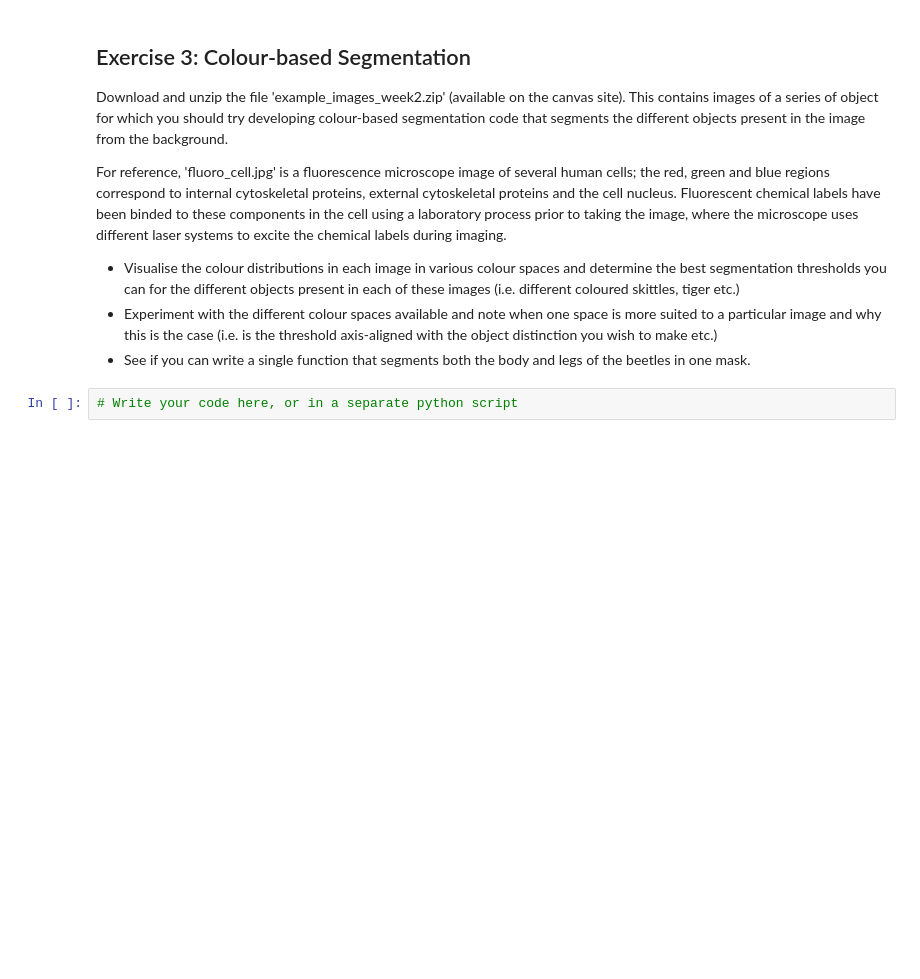
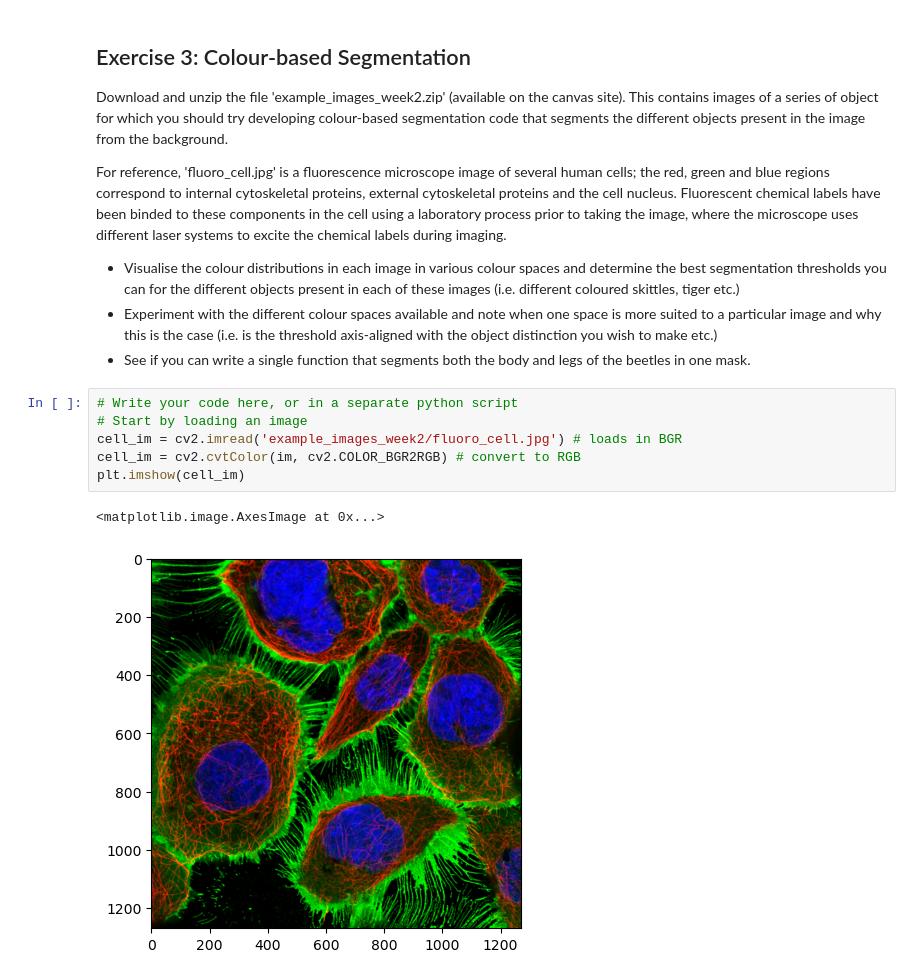
Before and after one commit to AmelineA2003/AMME5710, a Jupyter notebook: Tutorials/AMME5710_week2_tutorial.ipynb, the cells around one changed output. Saved outputs shown, nothing was run; the diff lists cells and outputs as text; blank space fills up the shorter version.

```diff
--- a/Tutorials/AMME5710_week2_tutorial.ipynb
+++ b/Tutorials/AMME5710_week2_tutorial.ipynb
@@ -358,3 +361,10 @@ For reference, 'fluoro_cell.jpg' is a fluorescence microscope image of several h
 - See if you can write a single function that segments both the body and legs of the beetles in one mask.
 # %%
 # Write your code here, or in a separate python script
+# Start by loading an image
+cell_im = cv2.imread('example_images_week2/fluoro_cell.jpg') # loads in BGR
+cell_im = cv2.cvtColor(im, cv2.COLOR_BGR2RGB) # convert to RGB
+plt.imshow(cell_im)
+# %% [output]
+<matplotlib.image.AxesImage at 0x...>
+[figure, added]
```
Also changed, not shown: parts of 2 cells of this notebook.
